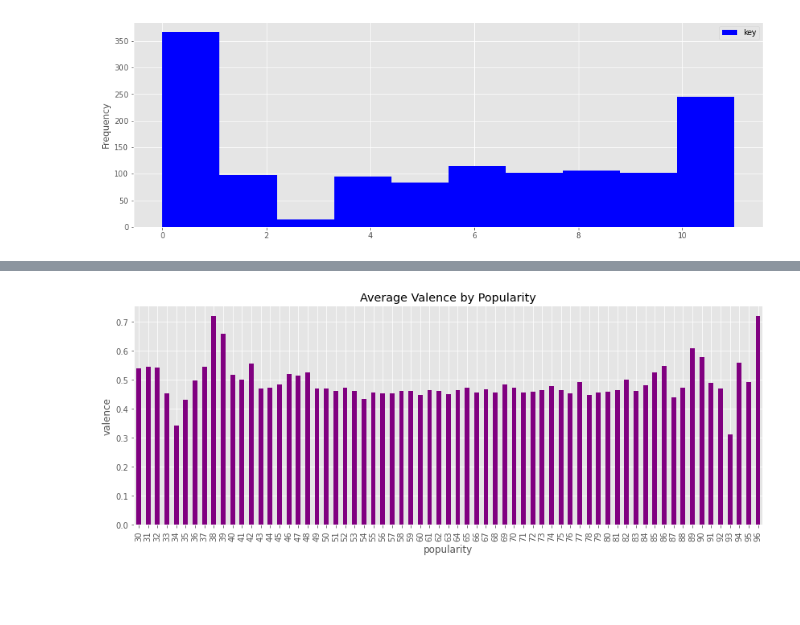
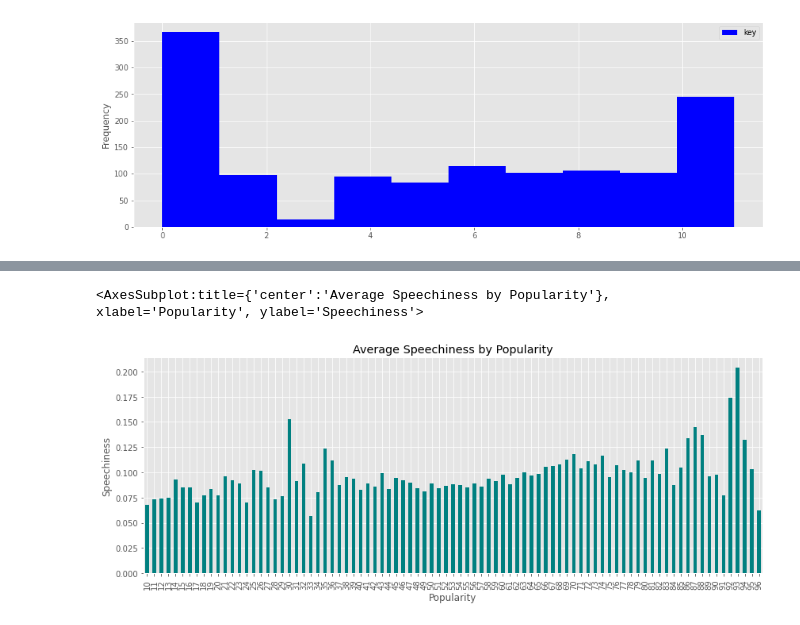
Before and after one commit to ATLas278/SpotifyDanceabillity, a Jupyter notebook: spotify_1.ipynb, the cells around one changed output, grey strips where cells are left out. Drawn from its saved outputs; the diff is of its cells as text; code cells hidden in the pictures; blank space fills up the shorter version.

Commit message:
More visualization and statistical analysis

```diff
--- a/spotify_1.ipynb
+++ b/spotify_1.ipynb
@@ -47,7 +32,7 @@ plt.show()
 # %% [output]
 [figure]
 # %%
-millenial_df_2 = df[(df['year'] >= 2010) & (df['year'] < 2021)]
+millenial_df_2 = df[(df['year'] >= 2000) & (df['year'] < 2021)]
 millenial_df_2
 # %% [output]
 |  | acousticness | artists | danceability | duration_ms | energy | explicit | id | instrumentalness | ... |
@@ -66,5 +53,5 @@ millenial_df_2
 # %%
-popularity_asc = millenial_df_2[(millenial_df_2['popularity'] >= 30) & (millenial_df_2['popularity'] < 100)].sort_values(by="popularity")
-popularity_asc.head()
+popularity_asc = millenial_df_2[(millenial_df_2['popularity'] >= 10) & (millenial_df_2['popularity'] < 100)].sort_values(by="popularity")
+popularity_asc
 # %% [output]
 |  | acousticness | artists | danceability | duration_ms | energy | explicit | id | instrumentalness | ... |
@@ -211,0 +209,3 @@ avg_valence
+# %%
+pop_speech = popularity_asc[['artists','name','popularity','speechiness']]
+pop_speech
@@ -211,0 +226,3 @@ avg_valence
+# %%
+avg_speech = pop_speech.groupby('popularity').mean()
+avg_speech
@@ -212,10 +244,11 @@ avg_valence
 # %%
-avg_valence.plot(kind='bar',
-                title='Average Valence by Popularity',
-                xlabel='popularity',
-                ylabel='valence',
-                color='purple',
+avg_speech.plot(kind='bar',
+                title='Average Speechiness by Popularity',
+                xlabel='Popularity',
+                ylabel='Speechiness',
+                color='teal',
                 legend=None,
-                figsize=(14,5));
+                figsize=(14,5))
 # %% [output]
+<AxesSubplot:title={'center':'Average Speechiness by Popularity'}, xlabel='Popularity', ylabel='Speechiness'>
-[figure, old version]
+[figure, new version]
```
Also changed, not shown: parts of 25 cells of this notebook.
